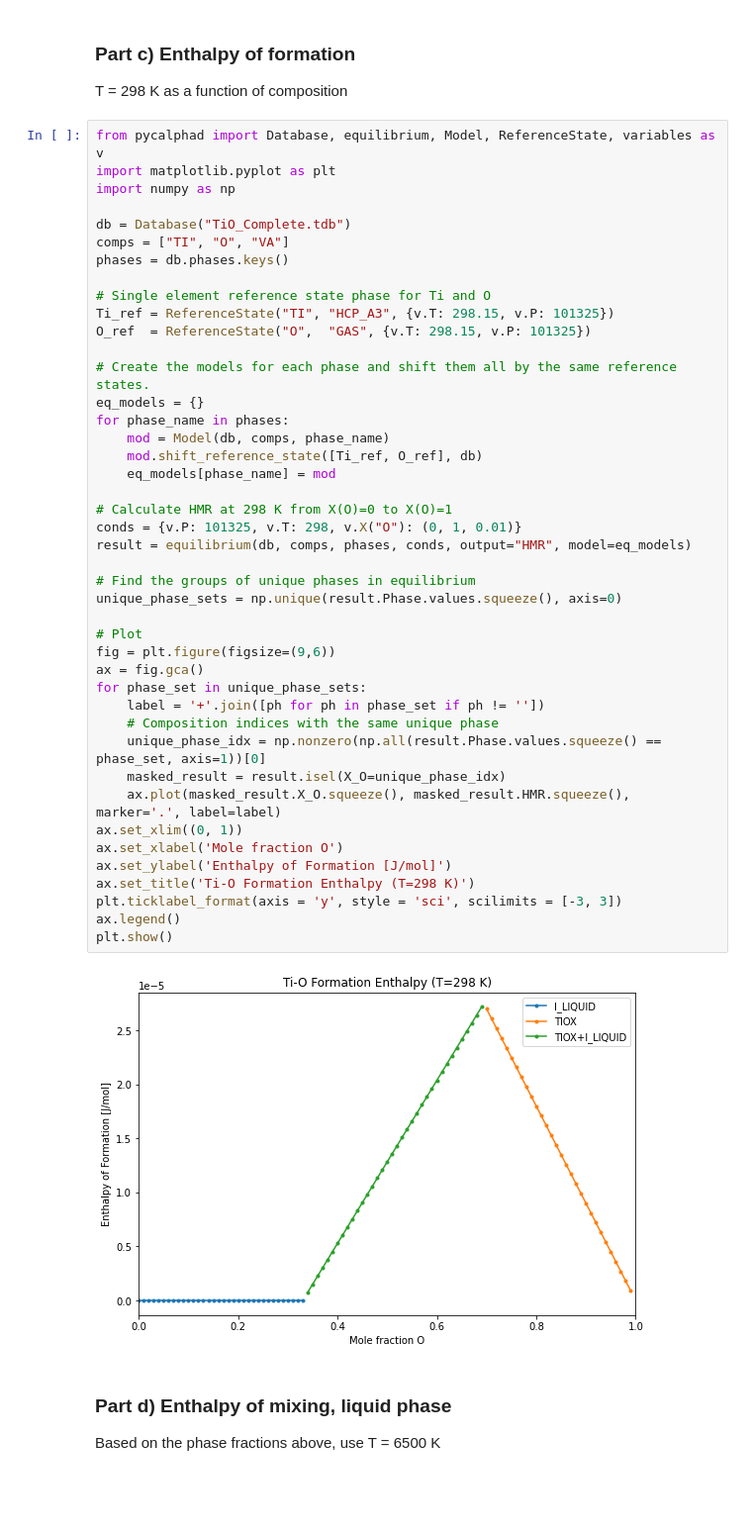
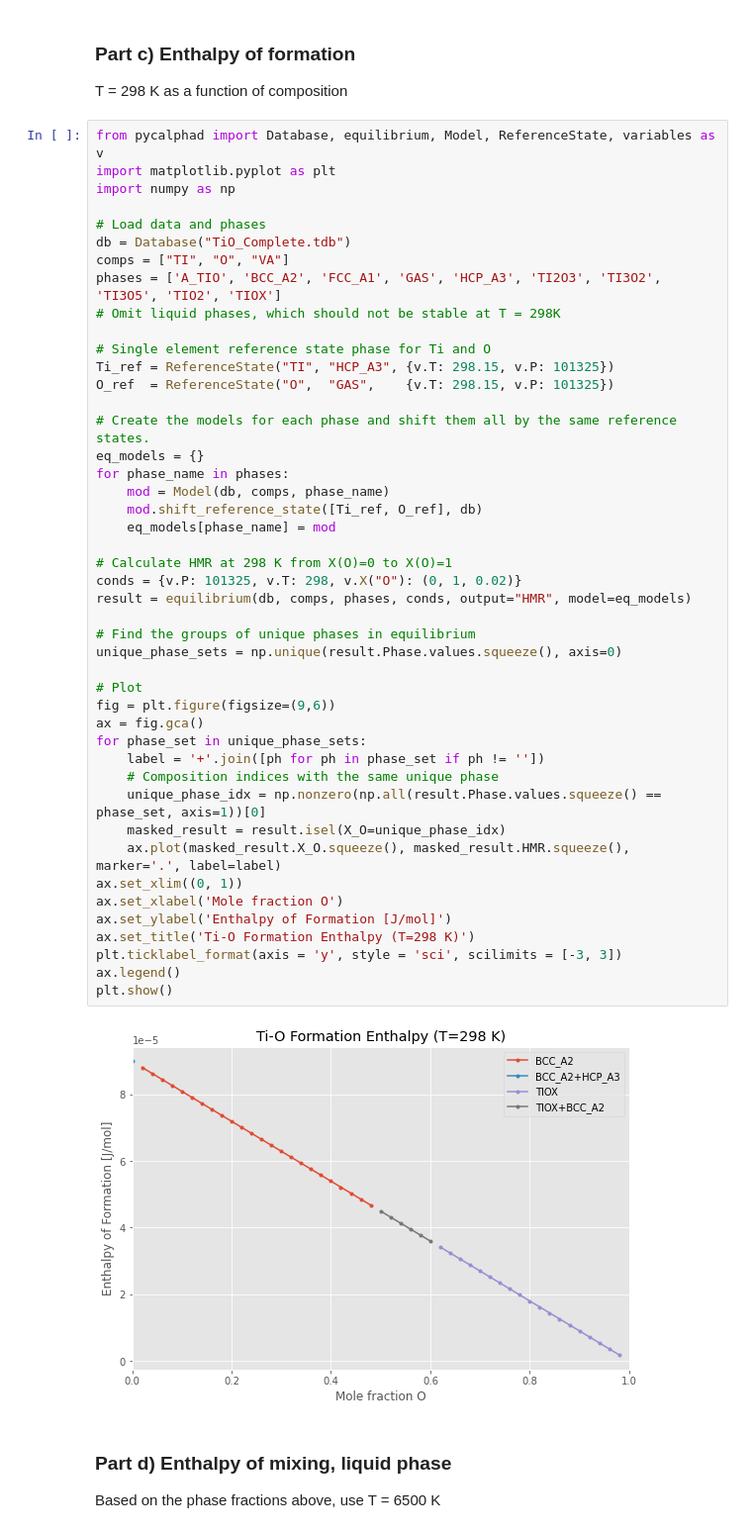
Before and after one commit to jkboualavong/MATSE580-pycalphad, a Jupyter notebook: Homework2/TiO Properties.ipynb, the cells around one changed output. Shown: that part at 99% size. Cells and saved outputs as stored; diff of their text form; blank space fills up the shorter version.

```diff
--- a/Homework2/TiO Properties.ipynb
+++ b/Homework2/TiO Properties.ipynb
@@ -225,46 +226,48 @@ from pycalphad import Database, equilibrium, Model, ReferenceState, variables as
 import matplotlib.pyplot as plt
 import numpy as np
 
+# Load data and phases
 db = Database("TiO_Complete.tdb")
 comps = ["TI", "O", "VA"]
-phases = db.phases.keys()
+phases = ['A_TIO', 'BCC_A2', 'FCC_A1', 'GAS', 'HCP_A3', 'TI2O3', 'TI3O2', 'TI3O5', 'TIO2', 'TIOX']
+# Omit liquid phases, which should not be stable at T = 298K
 
 # Single element reference state phase for Ti and O
 Ti_ref = ReferenceState("TI", "HCP_A3", {v.T: 298.15, v.P: 101325})
-O_ref  = ReferenceState("O",  "GAS", {v.T: 298.15, v.P: 101325})
+O_ref  = ReferenceState("O",  "GAS",    {v.T: 298.15, v.P: 101325})
 
 # Create the models for each phase and shift them all by the same reference states.
 eq_models = {}
 for phase_name in phases:
     mod = Model(db, comps, phase_name)
     mod.shift_reference_state([Ti_ref, O_ref], db)
     eq_models[phase_name] = mod
 
 # Calculate HMR at 298 K from X(O)=0 to X(O)=1
-conds = {v.P: 101325, v.T: 298, v.X("O"): (0, 1, 0.01)}
+conds = {v.P: 101325, v.T: 298, v.X("O"): (0, 1, 0.02)}
 result = equilibrium(db, comps, phases, conds, output="HMR", model=eq_models)
 
 # Find the groups of unique phases in equilibrium
 unique_phase_sets = np.unique(result.Phase.values.squeeze(), axis=0)
 
 # Plot
 fig = plt.figure(figsize=(9,6))
 ax = fig.gca()
 for phase_set in unique_phase_sets:
     label = '+'.join([ph for ph in phase_set if ph != ''])
     # Composition indices with the same unique phase
     unique_phase_idx = np.nonzero(np.all(result.Phase.values.squeeze() == phase_set, axis=1))[0]
     masked_result = result.isel(X_O=unique_phase_idx)
     ax.plot(masked_result.X_O.squeeze(), masked_result.HMR.squeeze(), marker='.', label=label)
 ax.set_xlim((0, 1))
 ax.set_xlabel('Mole fraction O')
 ax.set_ylabel('Enthalpy of Formation [J/mol]')
 ax.set_title('Ti-O Formation Enthalpy (T=298 K)')
 plt.ticklabel_format(axis = 'y', style = 'sci', scilimits = [-3, 3])
 ax.legend()
 plt.show()
 # %% [output]
-[figure, old version]
+[figure, new version]
 # %% [markdown]
 ### Part d) Enthalpy of mixing, liquid phase
 Based on the phase fractions above, use T = 6500 K
```
Also changed, not shown: parts of 5 cells of this notebook, 1 other file.
